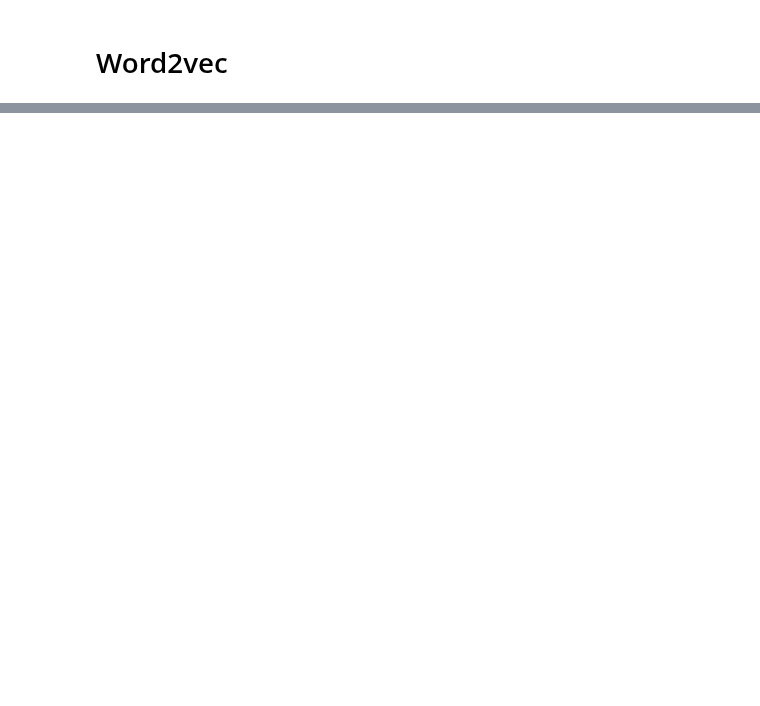
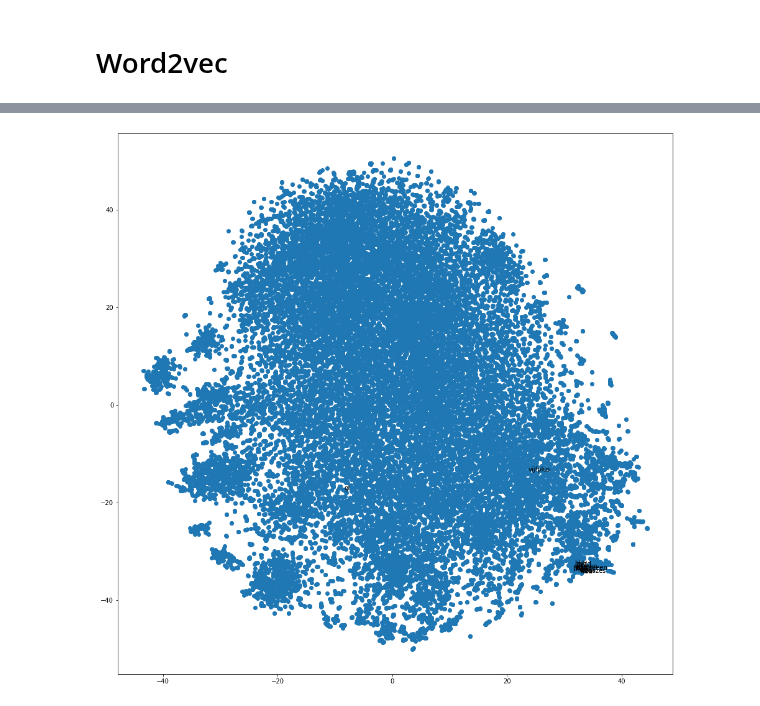
Before and after one commit to Chris-Congleton/MSc-Thesis, a Jupyter notebook: Playground/Testset_2021_playground.ipynb, the cells around one changed output, grey strips where cells are left out. Saved outputs shown, nothing was run; the diff lists cells and outputs as text; code cells hidden in the pictures; blank space fills up the shorter version.

```diff
--- a/Playground/Testset_2021_playground.ipynb
+++ b/Playground/Testset_2021_playground.ipynb
@@ -483,0 +581,2 @@ plot_function(x_vals, y_vals, labels)
+# %%
+x_vals, y_vals, labels = tsne_analysis(df_NRC)
@@ -483,0 +603,4 @@ plot_function(x_vals, y_vals, labels)
+# %%
+plot_function(x_vals, y_vals, labels, parties)
+# %% [output]
+[figure, added]
```
Also changed, not shown: parts of 28 cells of this notebook.
